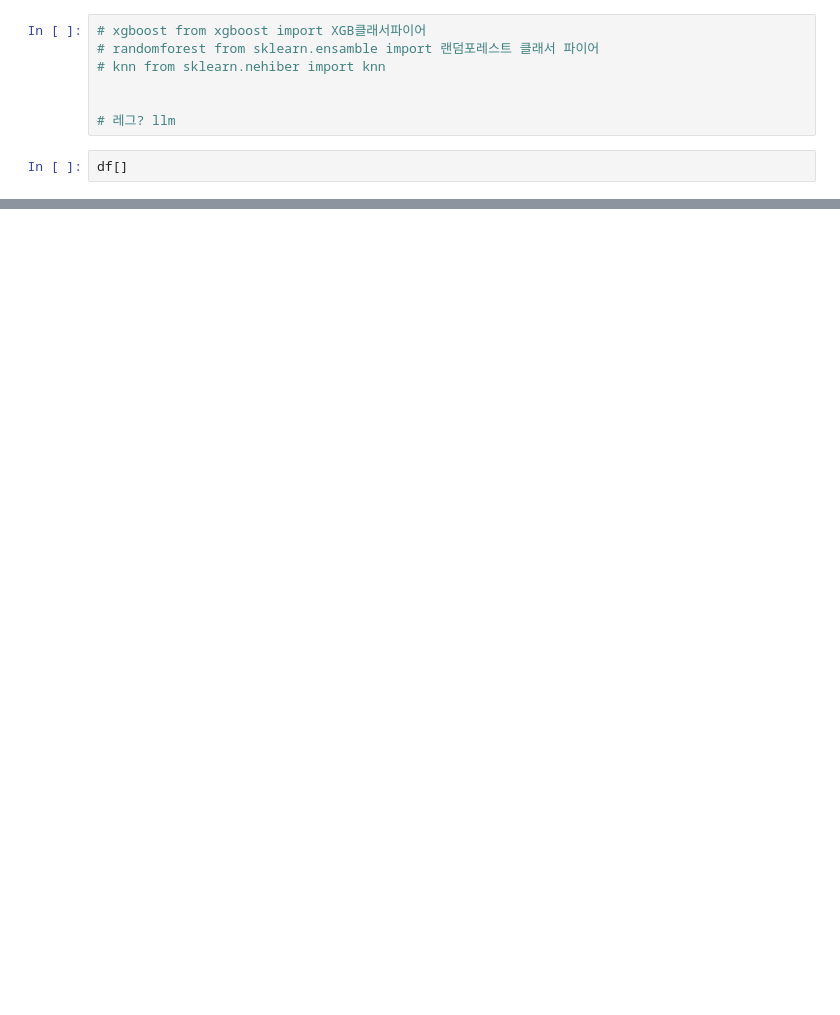
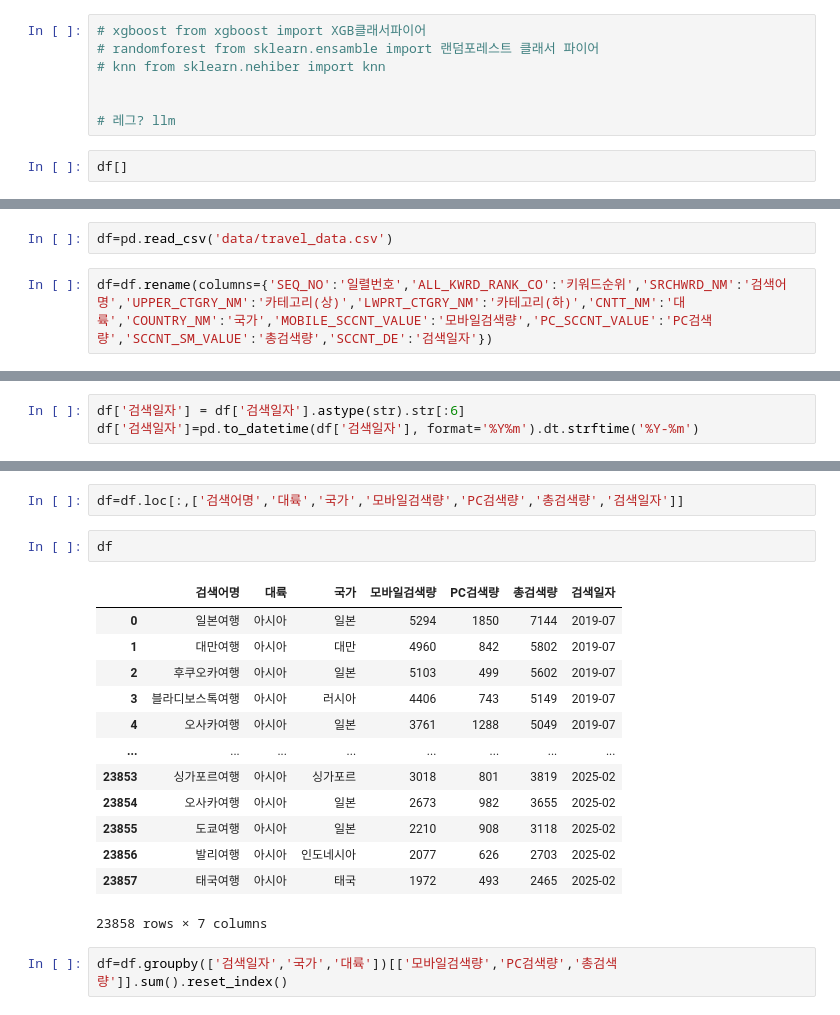
Before and after one commit to choeyeonu2411/travel-app, a Jupyter notebook: travel2.ipynb, the cells around one changed output, grey strips where cells are left out. Cells and saved outputs as stored; diff of their text form; blank space fills up the shorter version.

```diff
--- a/travel2.ipynb
+++ b/travel2.ipynb
@@ -32,0 +41,4 @@ df[]
+# %%
+df=pd.read_csv('data/travel_data.csv')
+# %%
+df=df.rename(columns={'SEQ_NO':'일렬번호','ALL_KWRD_RANK_CO':'키워드순위','SRCHWRD_NM':'검색어명','UPPER_CTGRY_NM':'카테고리(상)','LWPRT_CTGRY_NM':'카테고리(하)','CNTT_NM':'대륙','COUNTRY_NM':'국가','MOBILE_SCCNT_VALUE':'모바일검색량','PC_SCCNT_VALUE':'PC검색량','SCCNT_SM_VALUE':'총검색량','SCCNT_DE':'검색일자'})
@@ -32,0 +51,3 @@ df[]
+# %%
+df['검색일자'] = df['검색일자'].astype(str).str[:6]
+df['검색일자']=pd.to_datetime(df['검색일자'], format='%Y%m').dt.strftime('%Y-%m')
@@ -32,0 +63,20 @@ df[]
+# %%
+df=df.loc[:,['검색어명','대륙','국가','모바일검색량','PC검색량','총검색량','검색일자']]
+# %%
+df
+# %% [output]
+|  | 검색어명 | 대륙 | 국가 | 모바일검색량 | PC검색량 | 총검색량 | 검색일자 |
+| 0 | 일본여행 | 아시아 | 일본 | 5294 | 1850 | 7144 | 2019-07 |
+| 1 | 대만여행 | 아시아 | 대만 | 4960 | 842 | 5802 | 2019-07 |
+| 2 | 후쿠오카여행 | 아시아 | 일본 | 5103 | 499 | 5602 | 2019-07 |
+| 3 | 블라디보스톡여행 | 아시아 | 러시아 | 4406 | 743 | 5149 | 2019-07 |
+| 4 | 오사카여행 | 아시아 | 일본 | 3761 | 1288 | 5049 | 2019-07 |
+| ... | ... | ... | ... | ... | ... | ... | ... |
+| 23853 | 싱가포르여행 | 아시아 | 싱가포르 | 3018 | 801 | 3819 | 2025-02 |
+| 23854 | 오사카여행 | 아시아 | 일본 | 2673 | 982 | 3655 | 2025-02 |
+| 23855 | 도쿄여행 | 아시아 | 일본 | 2210 | 908 | 3118 | 2025-02 |
+| 23856 | 발리여행 | 아시아 | 인도네시아 | 2077 | 626 | 2703 | 2025-02 |
+| 23857 | 태국여행 | 아시아 | 태국 | 1972 | 493 | 2465 | 2025-02 |
+23858 rows × 7 columns
+# %%
+df=df.groupby(['검색일자','국가','대륙'])[['모바일검색량','PC검색량','총검색량']].sum().reset_index()
```
Also changed, not shown: parts of 18 cells of this notebook, 3 other files.
